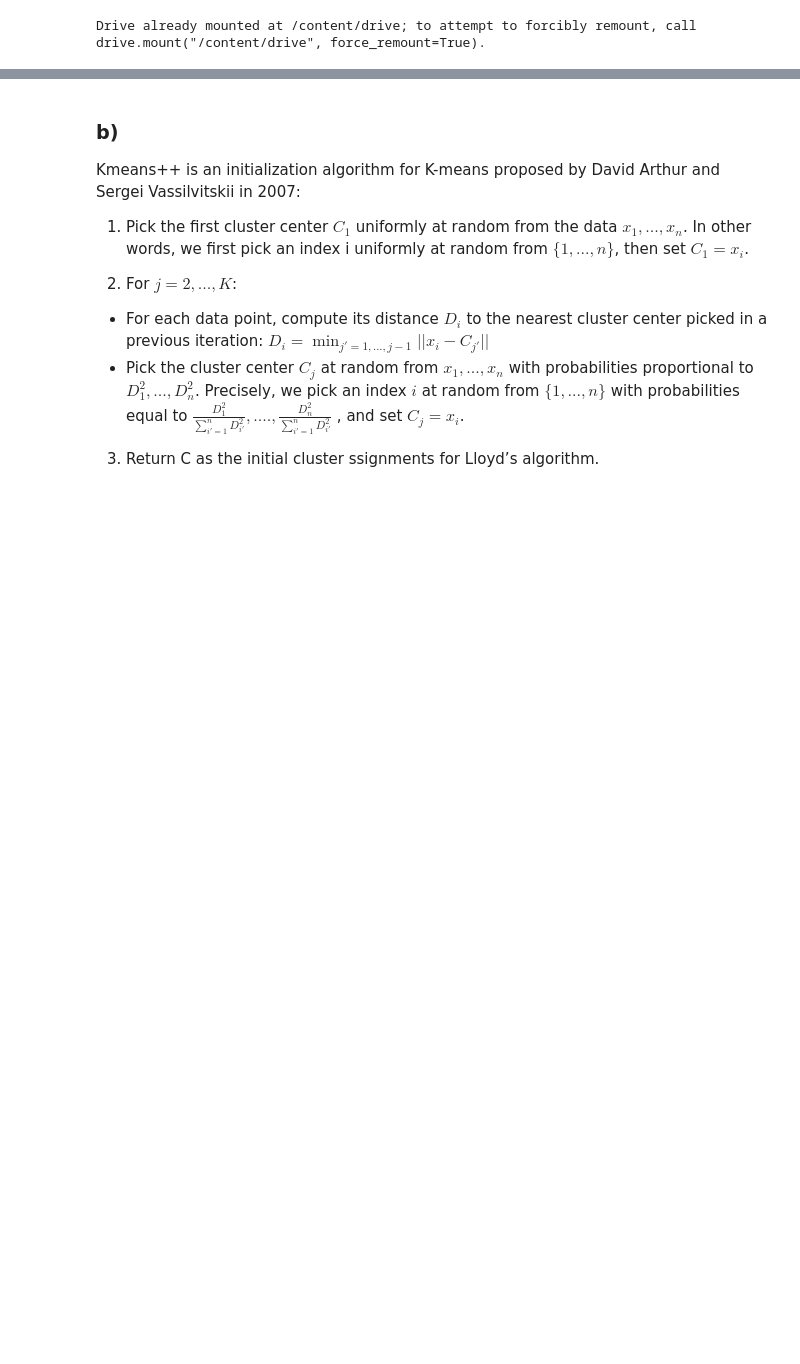
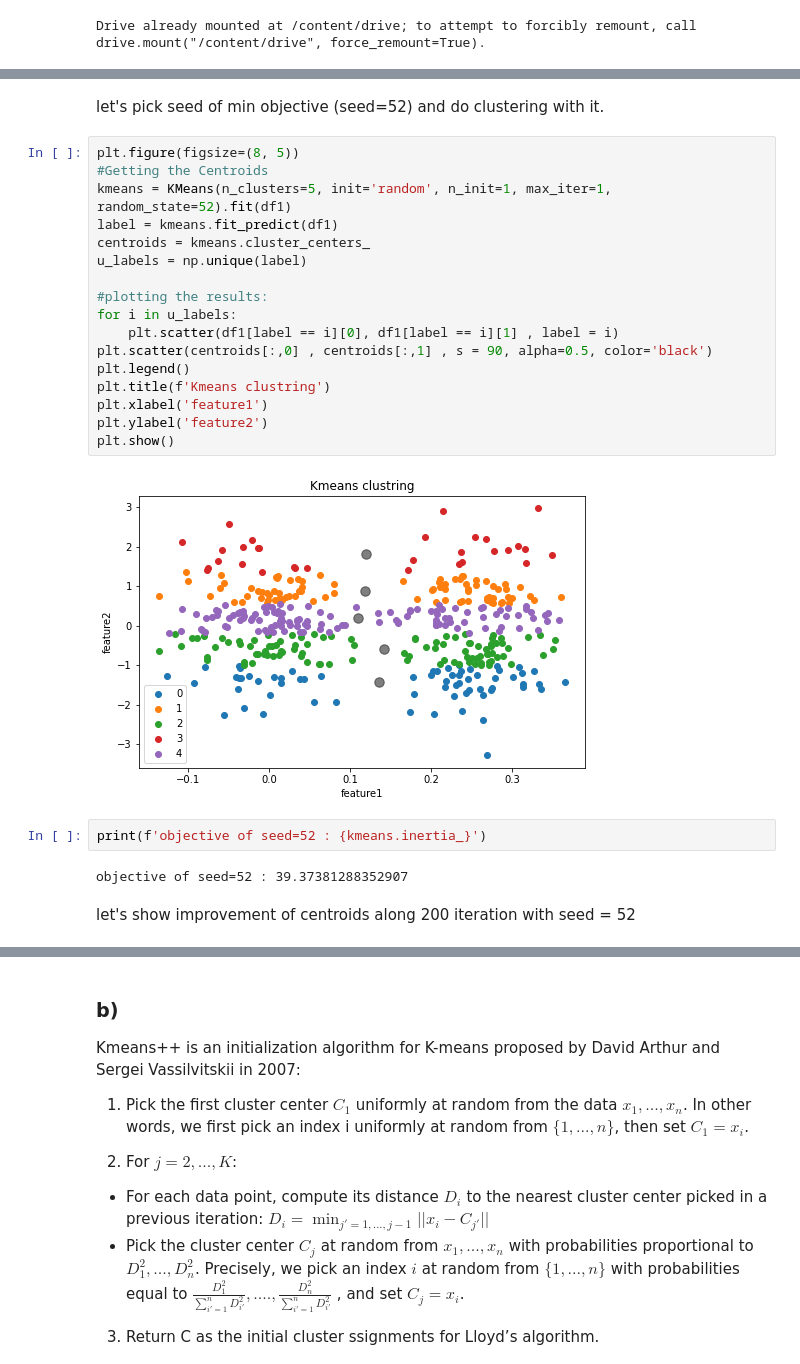
Before and after one commit to ZahraDehghani99/Machine-Learning, a Jupyter notebook: HW6_ZahraDehghani.ipynb, the cells around one changed output, grey strips where cells are left out. Cells and saved outputs as stored; diff of their text form; blank space fills up the shorter version.

```diff
--- a/HW6_ZahraDehghani.ipynb
+++ b/HW6_ZahraDehghani.ipynb
@@ -75,2 +108,29 @@ plt.show()
+# %% [markdown]
+let's pick seed of min objective (seed=52) and do clustering with it.
+# %%
+plt.figure(figsize=(8, 5))
+#Getting the Centroids
+kmeans = KMeans(n_clusters=5, init='random', n_init=1, max_iter=1, random_state=52).fit(df1)
+label = kmeans.fit_predict(df1)
+centroids = kmeans.cluster_centers_
+u_labels = np.unique(label)
+
+#plotting the results:
+for i in u_labels:
+    plt.scatter(df1[label == i][0], df1[label == i][1] , label = i)
+plt.scatter(centroids[:,0] , centroids[:,1] , s = 90, alpha=0.5, color='black')
+plt.legend()
+plt.title(f'Kmeans clustring')
+plt.xlabel('feature1')
+plt.ylabel('feature2')
+plt.show()
+# %% [output]
+[figure, added]
+# %%
+print(f'objective of seed=52 : {kmeans.inertia_}')
+# %% [output]
+objective of seed=52 : 39.37381288352907
+# %% [markdown]
+let's show improvement of centroids along 200 iteration with seed = 52
 # %%
 objective = []
```
Also changed, not shown: parts of 58 cells of this notebook.
